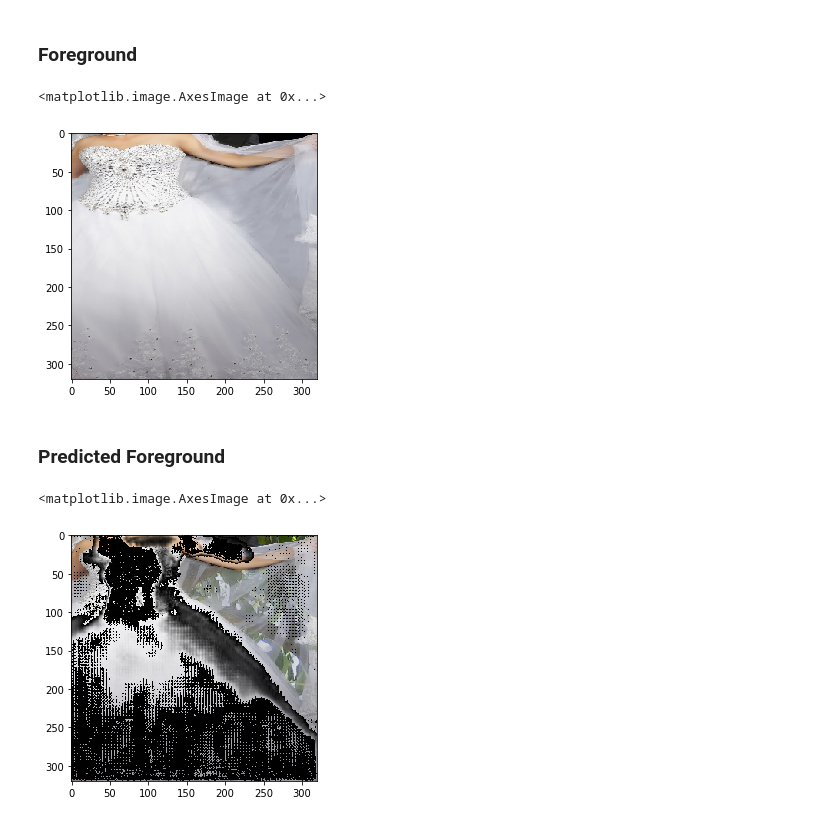
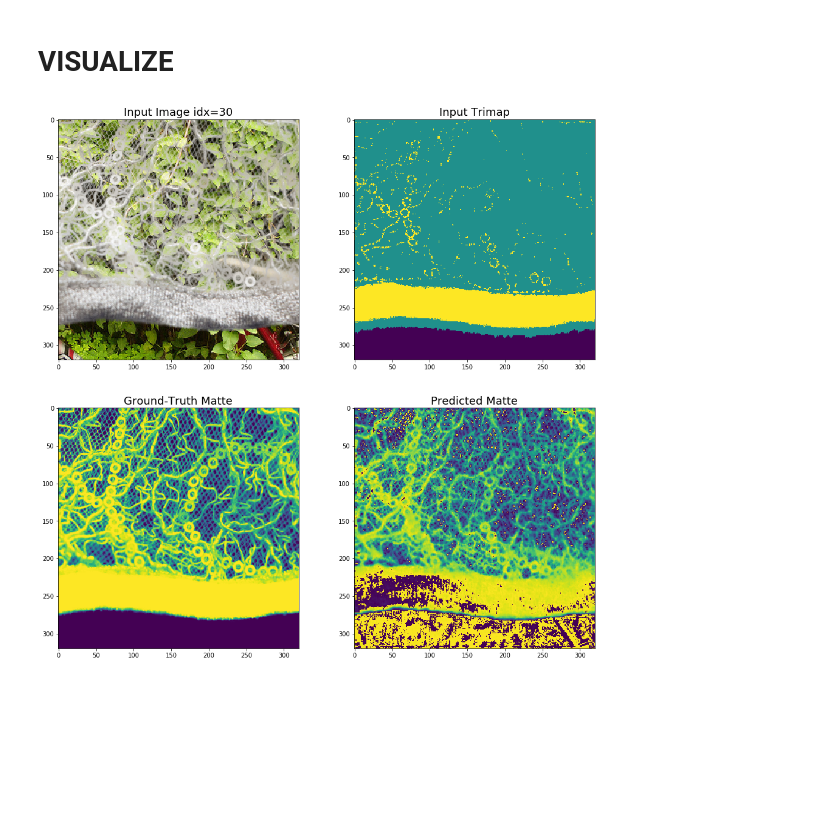
Before and after one commit to brendanvonhofe/telescope-nn, a Jupyter notebook: notebooks/user_interface.ipynb, the cells around one changed output. Saved outputs shown, nothing was run; the diff lists cells and outputs as text; code cells hidden in the pictures; blank space fills up the shorter version.

```diff
--- a/notebooks/user_interface.ipynb
+++ b/notebooks/user_interface.ipynb
@@ -95,16 +43,49 @@ io.imshow(pmn)
+# %%
+def visualize(dataset, idx, use_trimap):
+    fontsize = 18
+
+    if(idx == -1):
+        idx = np.random.randint(0, len(dataset))
+    sample = dataset[idx]
+    imap = sample['im_map']
+    img = imap[:3,:,:]
+    tri = imap[3,:,:]
+    m = sample['mask']
+    fg = sample['fg']
+    imap.shape, m.shape, tri.shape, fg.shape
+
+    image = (img.numpy().transpose(1,2,0)*255).astype(np.uint8)
+    mask = (m.numpy()[0]*255).astype(np.uint8)
+    trimap = (tri.numpy()*255).astype(np.uint8)
+
+    inp = imap.unsqueeze(0).to(device)
+    out = ln(inp)
+    pm = mrl(torch.cat((inp[:,:3,:,:], out), 1))
+    pmn = (pm[0][0].cpu().detach().numpy()*255).astype(np.uint8)
+
+    if(use_trimap):
+        pmn[np.equal(tri, 1).numpy().astype(np.bool)] = 255
+        pmn[np.equal(tri, 0).numpy().astype(np.bool)] = 0
+
+    fore = (fg.numpy().transpose(1,2,0)).astype(np.uint8)
+    p_fore = np.multiply(image, (1/255)*np.expand_dims(pmn, -1)).astype(np.uint8)
+
+    f, ax = plt.subplots(2, 2, figsize=(16, 16))
+
+    ax[0, 0].imshow(image)
+    ax[0, 0].set_title('Input Image idx={}'.format(idx), fontsize=fontsize)
+
+    ax[0, 1].imshow(trimap)
+    ax[0, 1].set_title('Input Trimap', fontsize=fontsize)
+
+    ax[1, 0].imshow(mask)
+    ax[1, 0].set_title('Ground-Truth Matte', fontsize=fontsize)
+
+    ax[1, 1].imshow(pmn)
+    ax[1, 1].set_title('Predicted Matte', fontsize=fontsize)
 # %% [markdown]
-### Foreground
+# VISUALIZE
-# %%
-fore = (fg.numpy().transpose(1,2,0)).astype(np.uint8)
-io.imshow(fore)
-# %% [output]
-<matplotlib.image.AxesImage at 0x...>
-[figure, removed]
-# %% [markdown]
-### Predicted Foreground
-# %%
-p_fore = np.multiply(image, (1/255)*np.expand_dims(pmn, -1)).astype(np.uint8)
-io.imshow(p_fore)
-# %% [output]
-<matplotlib.image.AxesImage at 0x...>
-[figure, removed]
+# %%
+visualize(image_datasets['val'], -1, False)
+# %% [output]
+[figure, added]
```
Also changed, not shown: parts of 20 cells of this notebook, 1 other file.
